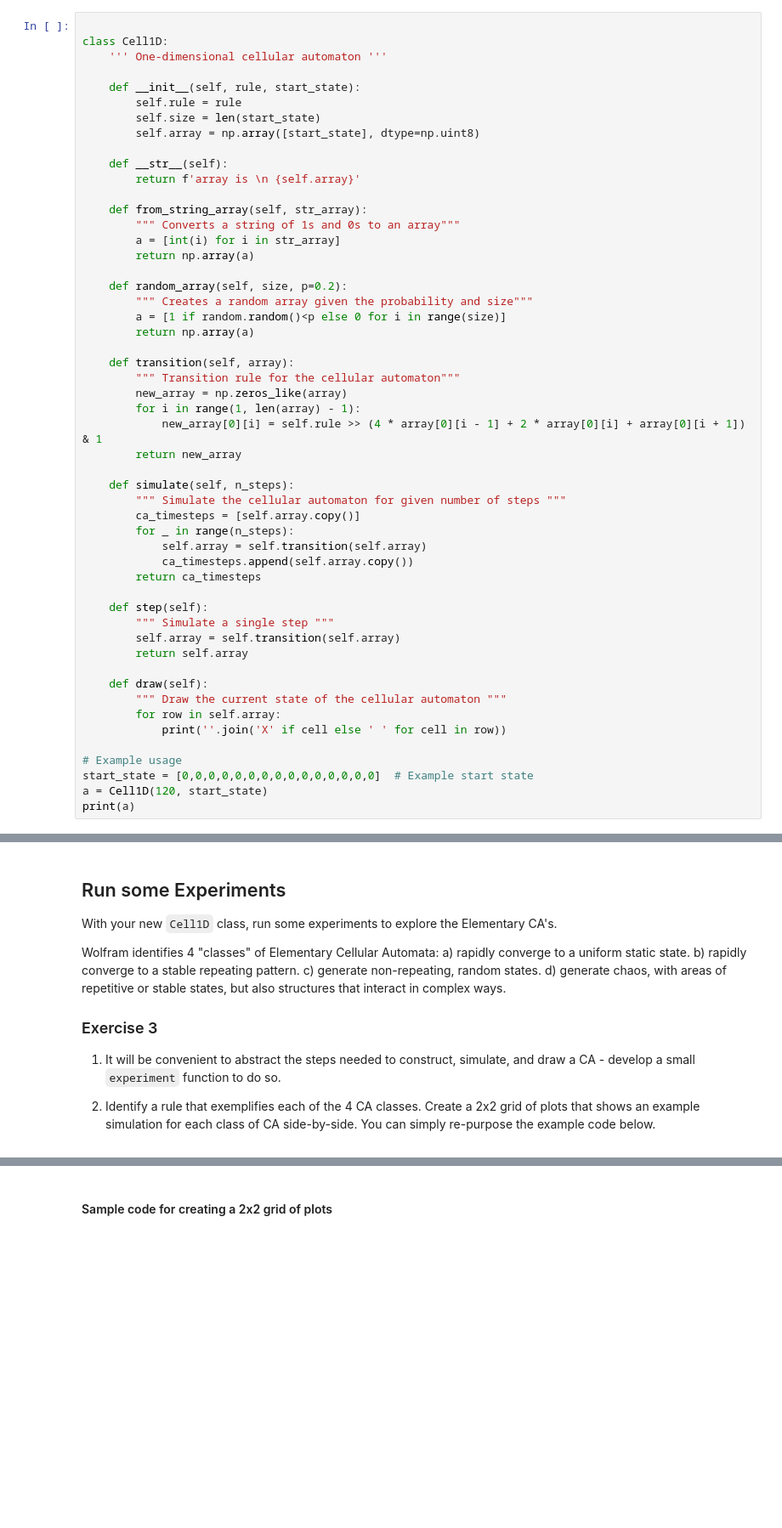
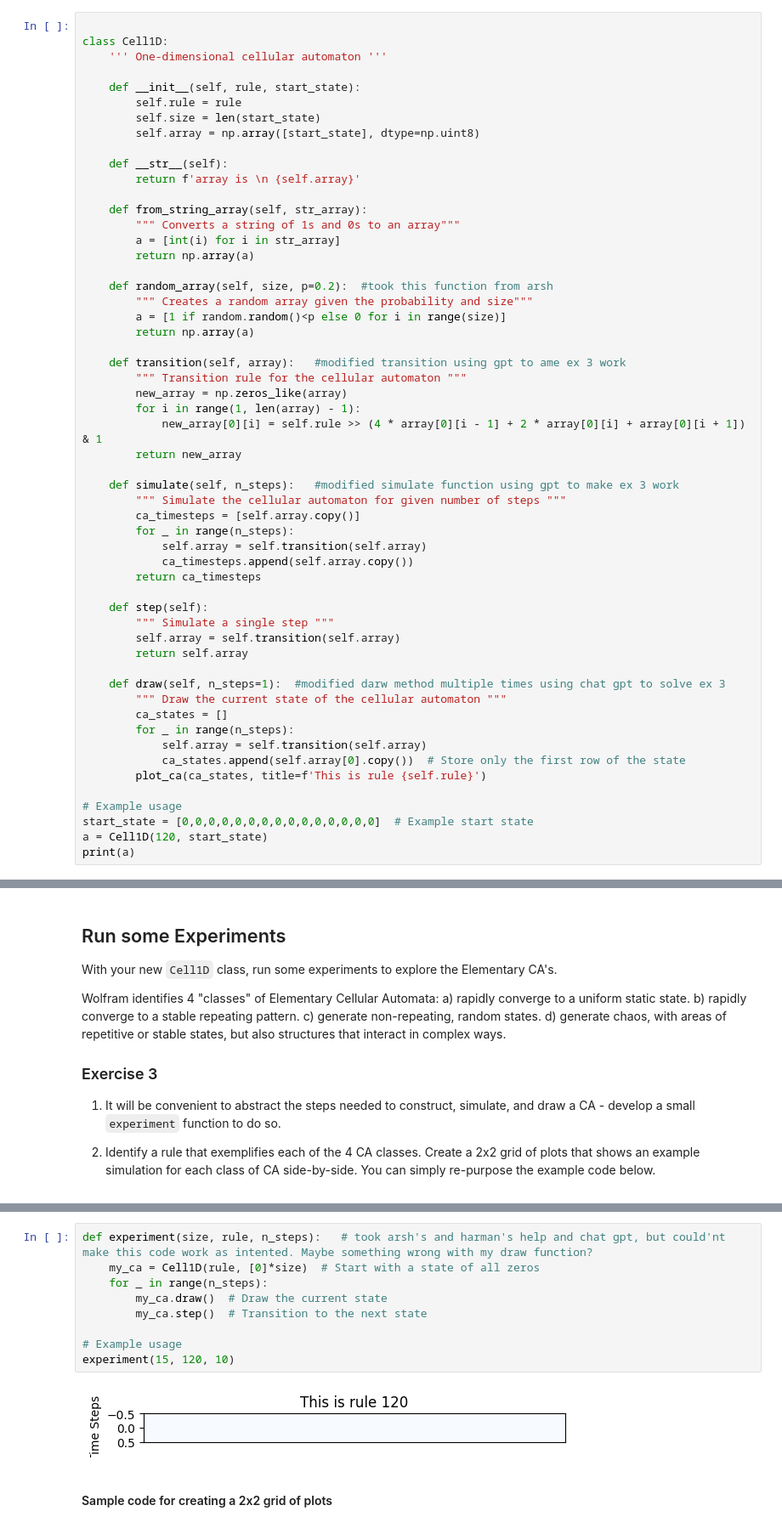
Before and after one commit to Vashusingh44/cap-comp215, a Jupyter notebook: labs/lab05-CA-1D.ipynb, the cells around one changed output, grey strips where cells are left out. Shown at 85% size. Drawn from its saved outputs; the diff is of its cells as text; blank space fills up the shorter version.

```diff
--- a/labs/lab05-CA-1D.ipynb
+++ b/labs/lab05-CA-1D.ipynb
@@ -179,19 +180,19 @@ class Cell1D:
         a = [int(i) for i in str_array]
         return np.array(a)
 
-    def random_array(self, size, p=0.2):
+    def random_array(self, size, p=0.2):  #took this function from arsh
         """ Creates a random array given the probability and size"""
         a = [1 if random.random()<p else 0 for i in range(size)]
         return np.array(a)
 
-    def transition(self, array):
-        """ Transition rule for the cellular automaton"""
+    def transition(self, array):   #modified transition using gpt to ame ex 3 work
+        """ Transition rule for the cellular automaton """
         new_array = np.zeros_like(array)
         for i in range(1, len(array) - 1):
             new_array[0][i] = self.rule >> (4 * array[0][i - 1] + 2 * array[0][i] + array[0][i + 1]) & 1
         return new_array
 
-    def simulate(self, n_steps):
+    def simulate(self, n_steps):   #modified simulate function using gpt to make ex 3 work
         """ Simulate the cellular automaton for given number of steps """
         ca_timesteps = [self.array.copy()]
         for _ in range(n_steps):
@@ -204,10 +205,13 @@ class Cell1D:
         self.array = self.transition(self.array)
         return self.array
 
-    def draw(self):
+    def draw(self, n_steps=1):  #modified darw method multiple times using chat gpt to solve ex 3
         """ Draw the current state of the cellular automaton """
-        for row in self.array:
-            print(''.join('X' if cell else ' ' for cell in row))
+        ca_states = []
+        for _ in range(n_steps):
+            self.array = self.transition(self.array)
+            ca_states.append(self.array[0].copy())  # Store only the first row of the state
+        plot_ca(ca_states, title=f'This is rule {self.rule}')
 
 # Example usage
 start_state = [0,0,0,0,0,0,0,0,0,0,0,0,0,0,0]  # Example start state
@@ -292,3 +240,14 @@ TypeError: Invalid shape (101, 1, 101) for image data
+# %%
+def experiment(size, rule, n_steps):   # took arsh's and harman's help and chat gpt, but could'nt make this code work as intented. Maybe something wrong with my draw function?
+    my_ca = Cell1D(rule, [0]*size)  # Start with a state of all zeros
+    for _ in range(n_steps):
+        my_ca.draw()  # Draw the current state
+        my_ca.step()  # Transition to the next state
+
+# Example usage
+experiment(15, 120, 10)
+# %% [output]
+[figure, added]
 # %% [markdown]
 #### Sample code for creating a 2x2 grid of plots
 # %%
```
Also changed, not shown: parts of 4 cells of this notebook.
